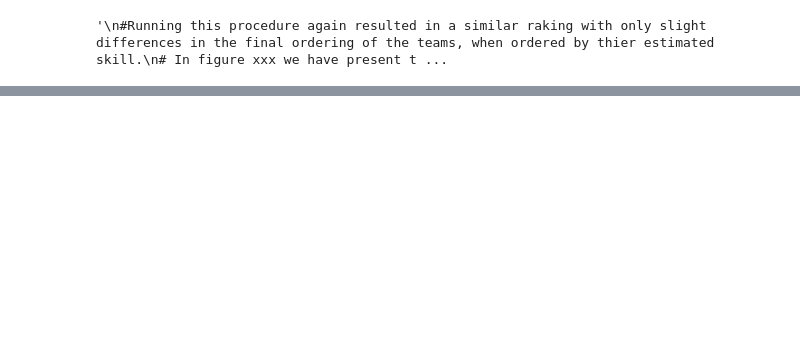
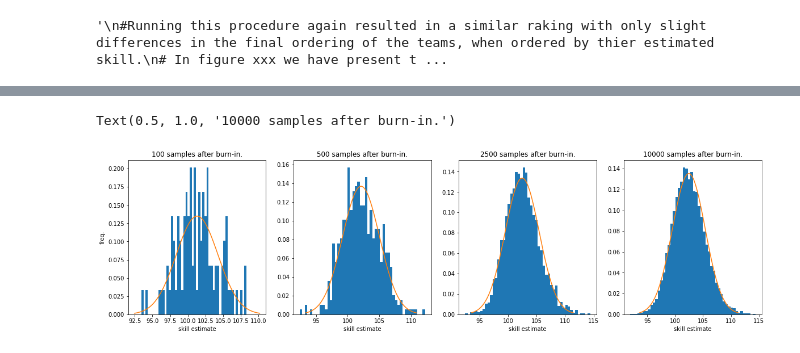
Before and after one commit to MohammedAlJaff/adv_prob_ml_mini_project_2020, a Jupyter notebook: MiniP Q4-5-6.ipynb, the cells around one changed output, grey strips where cells are left out. Drawn from its saved outputs; the diff is of its cells as text; code cells hidden in the pictures; blank space fills up the shorter version.

```diff
--- a/MiniP Q4-5-6.ipynb
+++ b/MiniP Q4-5-6.ipynb
@@ -401,7 +389,7 @@ For sake of computational resource efficienty, we choose 3000 as our burn-in val
 burn_in_indx = 3000
 nr_samples_q4c = 15000
 
-time.tik
+
 s_obs, t_obs = gibbs_sampler(L=nr_samples_q4c,
                              player_1_stats=player_1_stats,
                              player_2_stats=player_2_stats,
@@ -427,33 +415,46 @@ p1_sigma_est_2 = np.sqrt(p1_var_est_2)
 p1_mu_est_3 = player_1_stats_estimate_3[0]
 p1_var_est_3 = player_1_stats_estimate_3[1]
 p1_sigma_est_3 = np.sqrt(p1_var_est_3)
 
 p1_mu_est_4 = player_1_stats_estimate_4[0]
 p1_var_est_4 = player_1_stats_estimate_4[1]
 p1_sigma_est_4 = np.sqrt(p1_var_est_4)
 
 
 x1 = np.linspace(p1_mu_est_1 - 3 * p1_sigma_est_1, p1_mu_est_1 + 3 * p1_sigma_est_1, 100)
 x2 = np.linspace(p1_mu_est_2 - 3 * p1_sigma_est_2, p1_mu_est_2 + 3 * p1_sigma_est_2, 100)
 x3 = np.linspace(p1_mu_est_3 - 3 * p1_sigma_est_3, p1_mu_est_3 + 3 * p1_sigma_est_3, 100)
 x4 = np.linspace(p1_mu_est_4 - 3 * p1_sigma_est_4, p1_mu_est_4 + 3 * p1_sigma_est_4, 100)
 
 plt.figure(figsize=[20,5])
 plt.subplot(1,4, 1)
 plt.hist(s_obs[burn_in_indx:burn_in_indx+100, 0], bins=50, density=True) #P(S1 \Y=1)
 plt.plot(x1, stats.norm.pdf(x1, loc = p1_mu_est_1, scale = p1_sigma_est_1))
+plt.xlabel('skill estimate')
+plt.ylabel('freq.')
+plt.title('100 samples after burn-in.')
 
 plt.subplot(1,4, 2)
 plt.hist(s_obs[burn_in_indx:burn_in_indx+500, 0], bins=50, density=True) #P(S1 \Y=1)
 plt.plot(x2, stats.norm.pdf(x2, loc = p1_mu_est_2, scale = p1_sigma_est_2))
+plt.xlabel('skill estimate')
+plt.title('500 samples after burn-in.')
 
 plt.subplot(1,4, 3)
 plt.hist(s_obs[burn_in_indx:burn_in_indx+3000, 0], bins=50, density=True) #P(S1 \Y=1)
 plt.plot(x3, stats.norm.pdf(x3, loc = p1_mu_est_3, scale = p1_sigma_est_3))
+plt.xlabel('skill estimate')
+plt.title('2500 samples after burn-in.')
 
 plt.subplot(1,4, 4)
 plt.hist(s_obs[burn_in_indx:burn_in_indx+10000, 0], bins=50, density=True) #P(S1 \Y=1)
 plt.plot(x4, stats.norm.pdf(x4, loc = p1_mu_est_4, scale = p1_sigma_est_4))
+plt.xlabel('skill estimate')
+plt.ylabel('')
+plt.title('10000 samples after burn-in.')
+# %% [output]
+Text(0.5, 1.0, '10000 samples after burn-in.')
+[figure, added]
 # %%
 # Skill scatter plot for both players
 plt.figure
```
Also changed, not shown: parts of 13 cells of this notebook, 8 other files.
